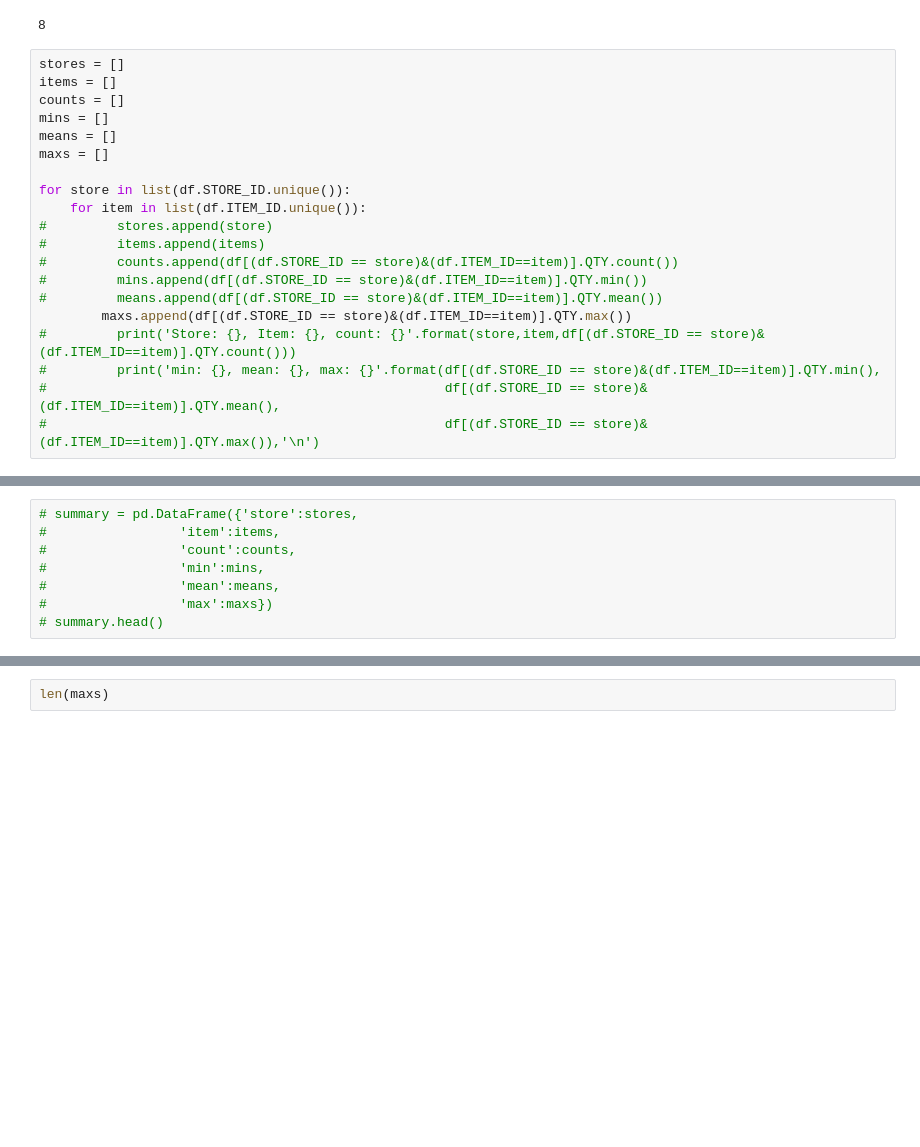
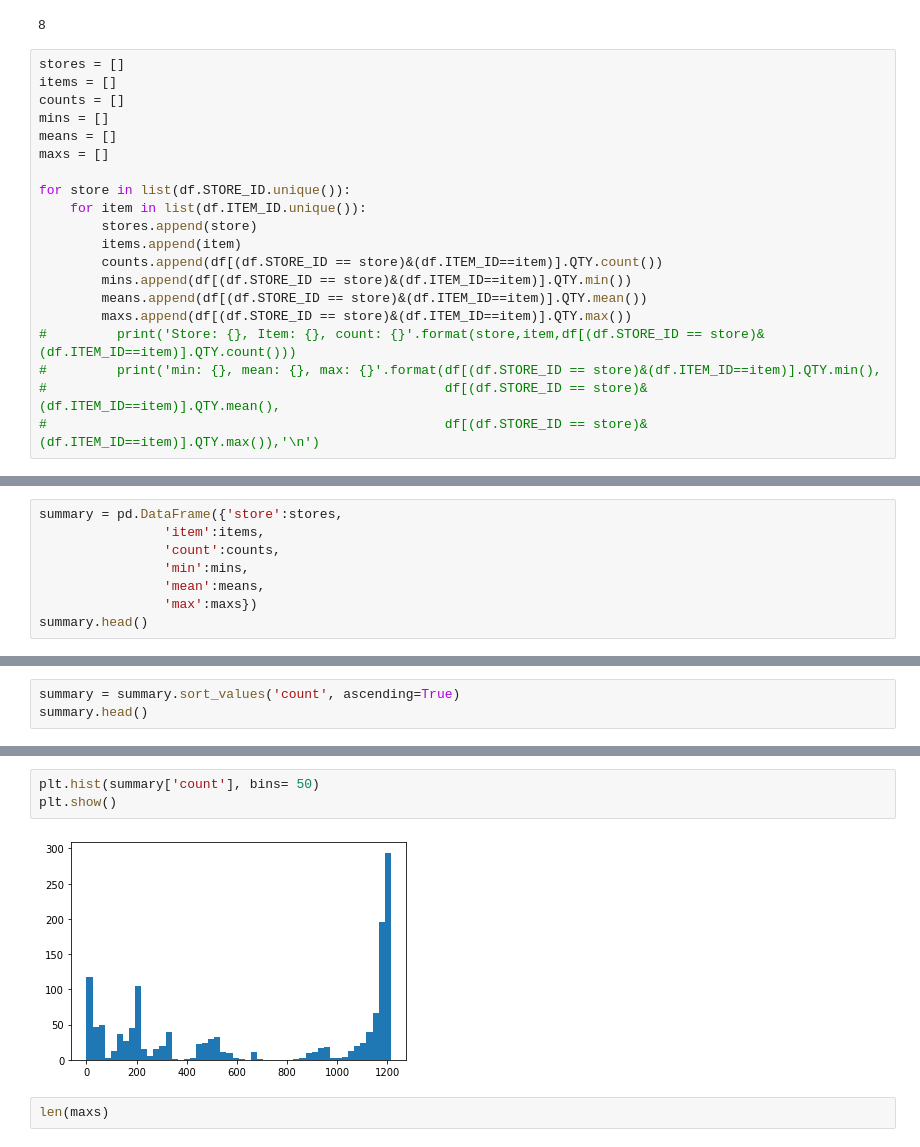
Before and after one commit to sekR4/pred_sale_01, a Jupyter notebook: EDA.ipynb, the cells around one changed output, grey strips where cells are left out. Saved outputs shown, nothing was run; the diff lists cells and outputs as text; blank space fills up the shorter version.

```diff
--- a/EDA.ipynb
+++ b/EDA.ipynb
@@ -187,11 +187,11 @@ maxs = []
 
 for store in list(df.STORE_ID.unique()):
     for item in list(df.ITEM_ID.unique()):
-#         stores.append(store)
-#         items.append(items)
-#         counts.append(df[(df.STORE_ID == store)&(df.ITEM_ID==item)].QTY.count())
-#         mins.append(df[(df.STORE_ID == store)&(df.ITEM_ID==item)].QTY.min())
-#         means.append(df[(df.STORE_ID == store)&(df.ITEM_ID==item)].QTY.mean())
+        stores.append(store)
+        items.append(item)
+        counts.append(df[(df.STORE_ID == store)&(df.ITEM_ID==item)].QTY.count())
+        mins.append(df[(df.STORE_ID == store)&(df.ITEM_ID==item)].QTY.min())
+        means.append(df[(df.STORE_ID == store)&(df.ITEM_ID==item)].QTY.mean())
         maxs.append(df[(df.STORE_ID == store)&(df.ITEM_ID==item)].QTY.max())
 #         print('Store: {}, Item: {}, count: {}'.format(store,item,df[(df.STORE_ID == store)&(df.ITEM_ID==item)].QTY.count()))
 #         print('min: {}, mean: {}, max: {}'.format(df[(df.STORE_ID == store)&(df.ITEM_ID==item)].QTY.min(),
@@ -200,8 +204,8 @@ for store in list(df.STORE_ID.unique()):
 # %%
-# summary = pd.DataFrame({'store':stores,
-#                 'item':items,
-#                 'count':counts,
-#                 'min':mins,
-#                 'mean':means,
-#                 'max':maxs})
-# summary.head()
+summary = pd.DataFrame({'store':stores,
+                'item':items,
+                'count':counts,
+                'min':mins,
+                'mean':means,
+                'max':maxs})
+summary.head()
@@ -207,0 +219,3 @@ for store in list(df.STORE_ID.unique()):
+# %%
+summary = summary.sort_values('count', ascending=True)
+summary.head()
@@ -208,3 +229,8 @@ for store in list(df.STORE_ID.unique()):
+# %%
+plt.hist(summary['count'], bins= 50)
+plt.show()
+# %% [output]
+[figure, added]
 # %%
 len(maxs)
 # %% [output]
```
Also changed, not shown: parts of 10 cells of this notebook, 2 other files.
